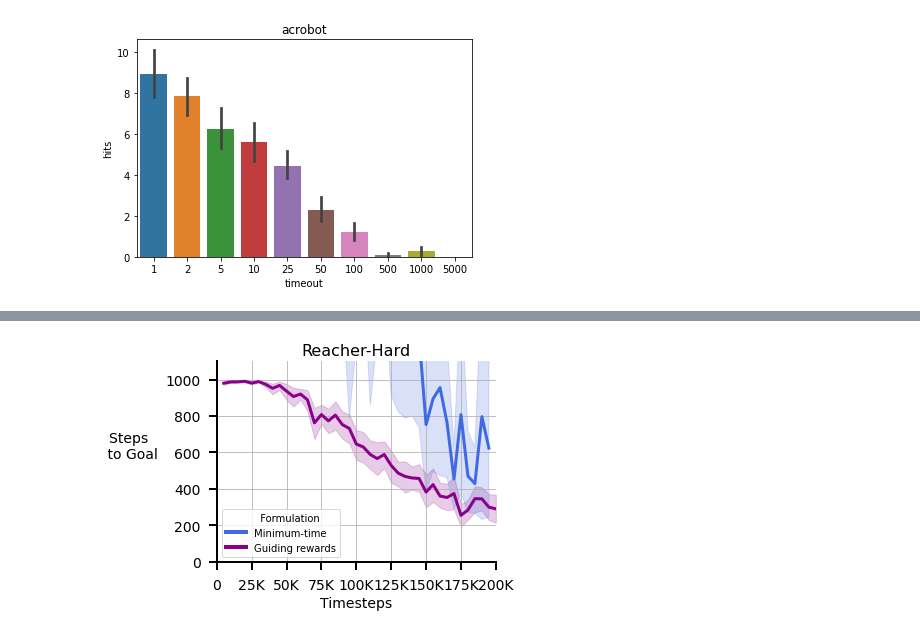
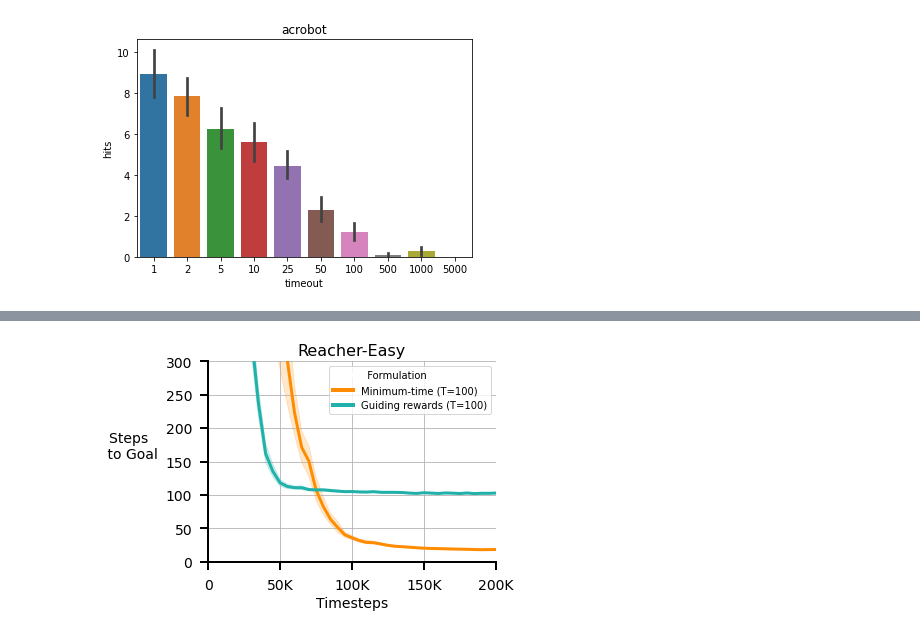
Before and after one commit to gauthamvasan/rl_suite, a Jupyter notebook: rl_suite/plot/paper_plot.ipynb, the cells around one changed output, grey strips where cells are left out. Drawn from its saved outputs; the diff is of its cells as text; code cells hidden in the pictures.

Commit message:
Plotting code

```diff
--- a/rl_suite/plot/paper_plot.ipynb
+++ b/rl_suite/plot/paper_plot.ipynb
@@ -340,37 +320,40 @@ for env in envs:
 # %%
 color_palette = {
-    "reacher_easy": "lightseagreen",
-    "reacher_hard": "darkmagenta",
+    "gr_reacher_easy": "lightseagreen",
+    "gr_reacher_hard": "darkmagenta",
     "dm_reacher_easy": "darkorange",
     "dm_reacher_hard": "royalblue",
 }
 
 plt_formatter()
 plt.xlim(0, 200000)
-plt.ylim(0, 1100)
+plt.ylim(0, 300)
 
 sns.lineplot(x="step", y='steps_to_goal', data=df, hue='env', palette=color_palette)
 plt.ylabel("Steps to goal")
 
 ###
-# title = "Reacher-Easy"
-# legend_elements = [Line2D([0], [0], color='white', lw=4, label='  Formulation'),
-#                     Line2D([0], [0], color='darkorange', lw=4, label='Minimum-time'),
-#                    Line2D([0], [0], color='lightseagreen', lw=4, label='Guiding rewards'),]
-title = "Reacher-Hard"
-legend_elements = [Line2D([0], [0], color='white', lw=4, label='  Formulation'),
-                    Line2D([0], [0], color='royalblue', lw=4, label='Minimum-time'),
-                   Line2D([0], [0], color='darkmagenta', lw=4, label='Guiding rewards'),]
-###
+title = "Reacher-Easy"
+# title = "Reacher-Hard"
+if "Easy" in title:
+    legend_elements = [Line2D([0], [0], color='white', lw=4, label='  Formulation'),
+                        Line2D([0], [0], color='darkorange', lw=4, label='Minimum-time (T=100)'),
+                       Line2D([0], [0], color='lightseagreen', lw=4, label='Guiding rewards (T=100)'),]
+else:
+    legend_elements = [Line2D([0], [0], color='white', lw=4, label='  Formulation'),
+                        Line2D([0], [0], color='royalblue', lw=4, label='Minimum-time (T=100)'),
+                       Line2D([0], [0], color='darkmagenta', lw=4, label='Guiding rewards (T=100)'),]
+    ##
 
-set_labels(title, xlabel="Timesteps", ylabel="Steps \n to Goal")
+set_labels(title, xlabel="Timesteps", ylabel="Steps \n to Goal", labelpad=35)
 plt.legend(handles=legend_elements, loc='best')
+plt.locator_params(axis='x', nbins=8)
 plt.tight_layout()
 plt.savefig(f"{title}-steps-to-goal.pdf", dpi=200)
 plt.show()
 plt.close()
 # %% [output]
-[figure, old version]
+[figure, new version]
 # %%
     for env in envs:
         tasks = next(os.walk(res_dir/env))[1]
```
Also changed, not shown: parts of 5 cells of this notebook.
